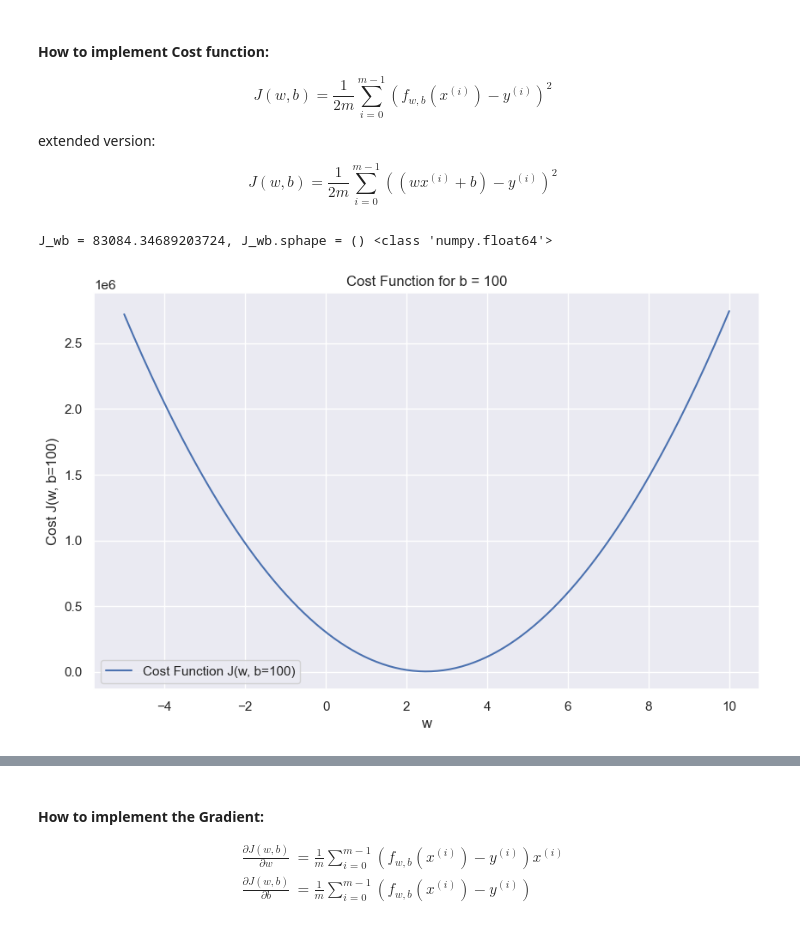
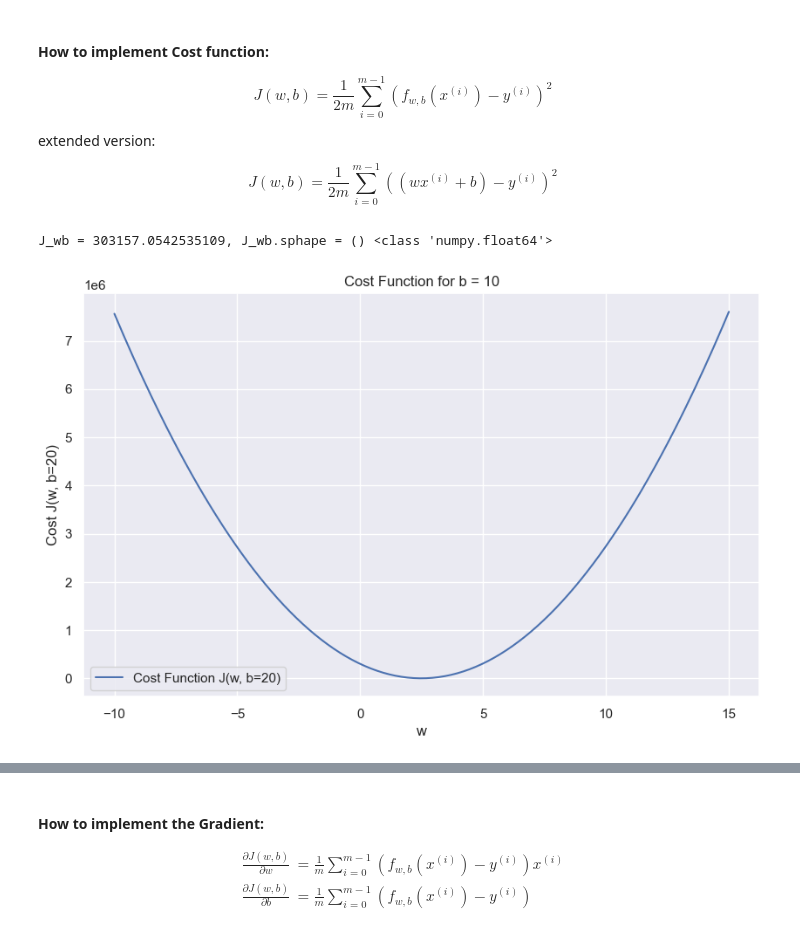
Before and after one commit to leandrofahur/artificial-inteligence-portifolio, a Jupyter notebook: machine-learning/supervised-learning/simple-linear-regression.ipynb, the cells around one changed output, grey strips where cells are left out. Saved outputs shown, nothing was run; the diff lists cells and outputs as text; code cells hidden in the pictures.

```diff
--- a/machine-learning/supervised-learning/simple-linear-regression.ipynb
+++ b/machine-learning/supervised-learning/simple-linear-regression.ipynb
@@ -61,7 +61,7 @@ sns.set()
 np.random.seed(42)
 
 x_train = np.random.uniform(1, 5, 100)
-y_train = 2.5 * x_train + 100
+y_train = 2.5 * x_train + 10
 
 noise = np.random.normal(loc=0.0, scale=1, size=y_train.shape)
 y_train = y_train + noise
@@ -147,22 +154,22 @@ def cost(x,y,w,b):
     cost = (1 / 2 * m) * cost
     return cost
 # %%
-J_wb = cost(x_train, y_train, w=0, b=110)
+J_wb = cost(x_train, y_train, w=0, b=10)
 
 print(f"J_wb = {J_wb}, J_wb.sphape = {J_wb.shape} {type(J_wb)}")
 
-w_values = np.linspace(-5, 10, 200)
-b = 100
+w_values = np.linspace(-10, 15, 200)
+b = 10
 cost_values = [cost(x_train, y_train, w, b) for w in w_values]
 
 plt.figure(figsize=(10, 6))
-plt.plot(w_values, cost_values, label='Cost Function J(w, b=100)')
+plt.plot(w_values, cost_values, label='Cost Function J(w, b=20)')
 plt.xlabel('w')
-plt.ylabel('Cost J(w, b=100)')
-plt.title('Cost Function for b = 100')
+plt.ylabel('Cost J(w, b=20)')
+plt.title('Cost Function for b = 10')
 plt.legend()
 plt.grid(True)
 plt.show()
 # %% [output]
-J_wb = 83084.34689203724, J_wb.sphape = () <class 'numpy.float64'>
+J_wb = 303157.0542535109, J_wb.sphape = () <class 'numpy.float64'>
-[figure, old version]
+[figure, new version]
```
Also changed, not shown: parts of 3 cells of this notebook.
